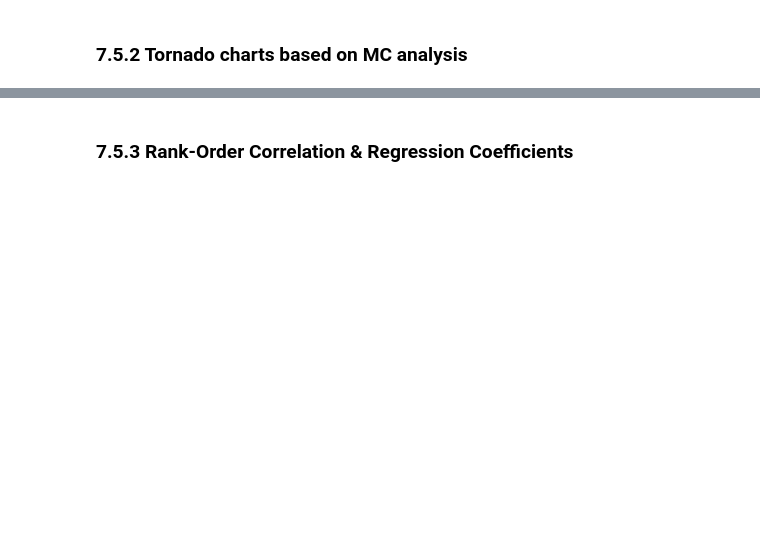
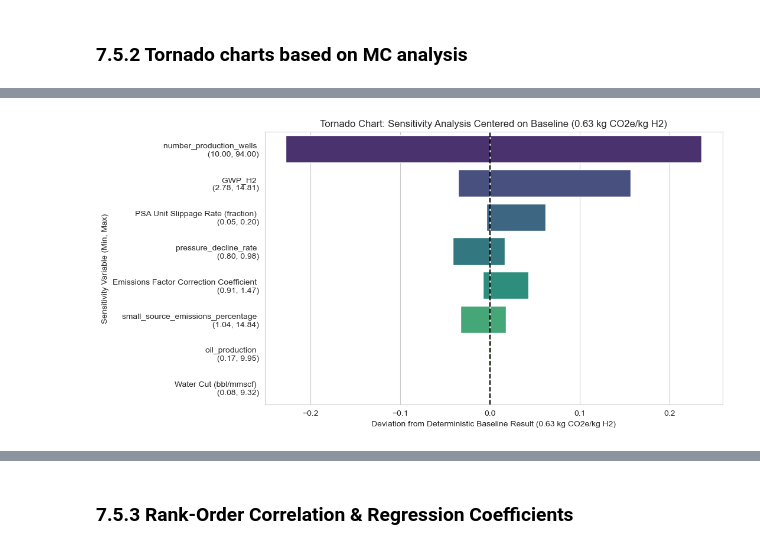
Before and after one commit to tblackfd/Geologic-Hydrogen-LCA-TEA, a Jupyter notebook: BrandtModelReplication_v0_2.ipynb, the cells around one changed output, grey strips where cells are left out. Drawn from its saved outputs; the diff is of its cells as text; code cells hidden in the pictures; blank space fills up the shorter version.

```diff
--- a/BrandtModelReplication_v0_2.ipynb
+++ b/BrandtModelReplication_v0_2.ipynb
@@ -5419,0 +5336,91 @@ print(tornado_df)
+# %%
+# Function to calculate the effect of each variable
+def calculate_effect(case, key, value, default_case):
+    case_data = default_case.copy()
+    case_data[key] = value
+    return calculate_average_emissions_per_kg_hydrogen(case, case_data)['average_emissions_per_kg_hydrogen']
+
+# Function to perform sensitivity analysis for a single variable
+def perform_sensitivity_analysis_single_variable(case, sensitivity_variables):
+    baseline_result = calculate_average_emissions_per_kg_hydrogen(case)['average_emissions_per_kg_hydrogen']
+    results = []
+    num_cores = os.cpu_count() - 2
+
+    for key, values in sensitivity_variables.items():
+        default_case = {
+            'GWP_H2': GWP_H2_default,
+            'oil_production': oil_production_default,
+            'small_source_emissions_percentage': small_source_emissions_percentage_default,
+            'Water Cut (bbl/mmscf)': water_production_default,
+            'PSA Unit Slippage Rate (fraction)': PSA_unit_slippage_rate_default,
+            'pressure_decline_rate': pressure_decline_rate_default,
+            'number_production_wells': number_production_wells_default,
+            'Emissions Factor Correction Coefficient': 1
+        }
+
+        effects = Parallel(n_jobs=num_cores)(
+            delayed(calculate_effect)(case, key, value, default_case) for value in values
+        )
+
+        for value, effect in zip(values, effects):
+            results.append({
+                'Variable': key,
+                'Value': value,
+                'Effect': effect
+            })
+
+    return baseline_result, pd.DataFrame(results)
+
+# Function to create a tornado plot
+def create_tornado_plot(case, sensitivity_assumptions):
+    baseline_result, sensitivity_df = perform_sensitivity_analysis_single_variable(case, sensitivity_assumptions)
+
+    tornado_df = sensitivity_df.groupby('Variable').agg(
+        Min_Effect=('Effect', 'min'),
+        Max_Effect=('Effect', 'max')
+    ).reset_index()
+
+    tornado_df['Min_Deviation'] = tornado_df['Min_Effect'] - baseline_result
+    tornado_df['Max_Deviation'] = tornado_df['Max_Effect'] - baseline_result
+
+    variable_names_with_numbers = []
+    for variable in tornado_df['Variable']:
+        min_value = min(sensitivity_assumptions[variable])
+        max_value = max(sensitivity_assumptions[variable])
+        variable_names_with_numbers.append(f'{variable} \n ({min_value:.2f}, {max_value:.2f})')
+
+    tornado_df['Variable with numbers'] = variable_names_with_numbers
+    tornado_df['Range of Effect'] = tornado_df['Max_Deviation'] - tornado_df['Min_Deviation']
+    tornado_df.sort_values(by='Range of Effect', ascending=False, inplace=True)
+
+    plt.figure(figsize=(10, 6))
+    ax = sns.barplot(x='Min_Deviation', y='Variable with numbers', data=tornado_df, palette='viridis', label='Min Deviation')
+    sns.barplot(x='Max_Deviation', y='Variable with numbers', data=tornado_df, palette='viridis', label='Max Deviation')
+
+    plt.axvline(0, color='k', linestyle='--')
+    plt.xlabel(f'Deviation from Deterministic {case} Result ({baseline_result:.2f} kg CO2e/kg H2)')
+    plt.ylabel('Sensitivity Variable (Min, Max)')
+    plt.title(f'Tornado Chart: Sensitivity Analysis Centered on {case} ({baseline_result:.2f} kg CO2e/kg H2)', loc='center')
+    plt.show()
+
+    return tornado_df, sensitivity_df
+
+# Function to create sensitivity analysis graphs for each variable using the precomputed results
+def plot_sensitivity_graph(sensitivity_df, variable):
+    variable_df = sensitivity_df[sensitivity_df['Variable'] == variable]
+
+    plt.figure(figsize=(10, 6))
+    plt.scatter(variable_df['Value'], variable_df['Effect'], marker='o', color='skyblue')
+    plt.title(f'Sensitivity Analysis for {variable}')
+    plt.xlabel(f'{variable}')
+    plt.ylabel('Average Emissions per kg of Hydrogen Produced (kgCO2e/kgH2)')
+    plt.grid(True)
+    plt.show()
+
+# Create tornado plot
+tornado_df, sensitivity_df = create_tornado_plot('Baseline', sensitivity_assumptions)
+print(tornado_df)
+
+plot_sensitivity_graph(sensitivity_df, 'GWP_H2')
+# %% [output]
+[figure, added]
```
Also changed, not shown: parts of 26 cells of this notebook.
